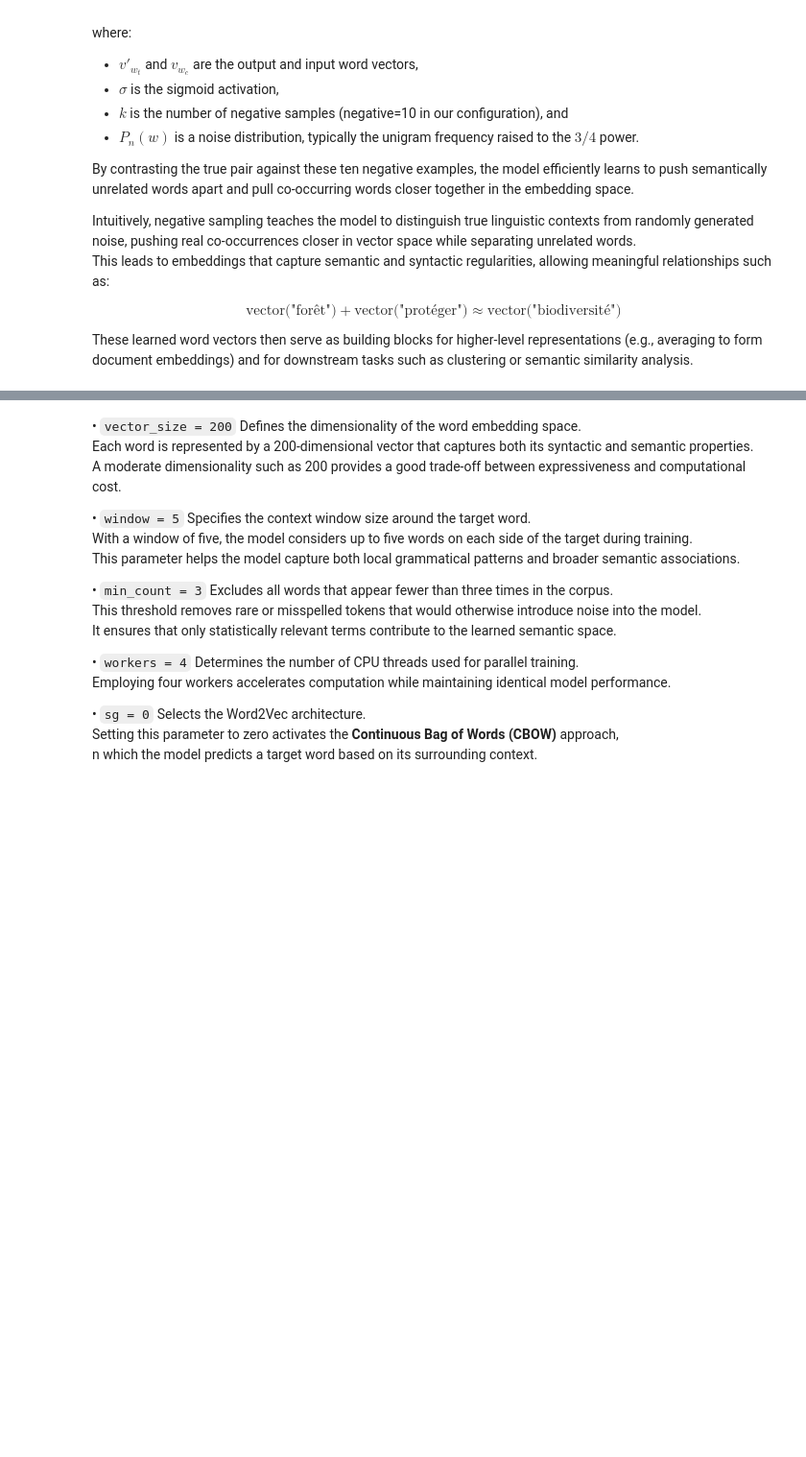
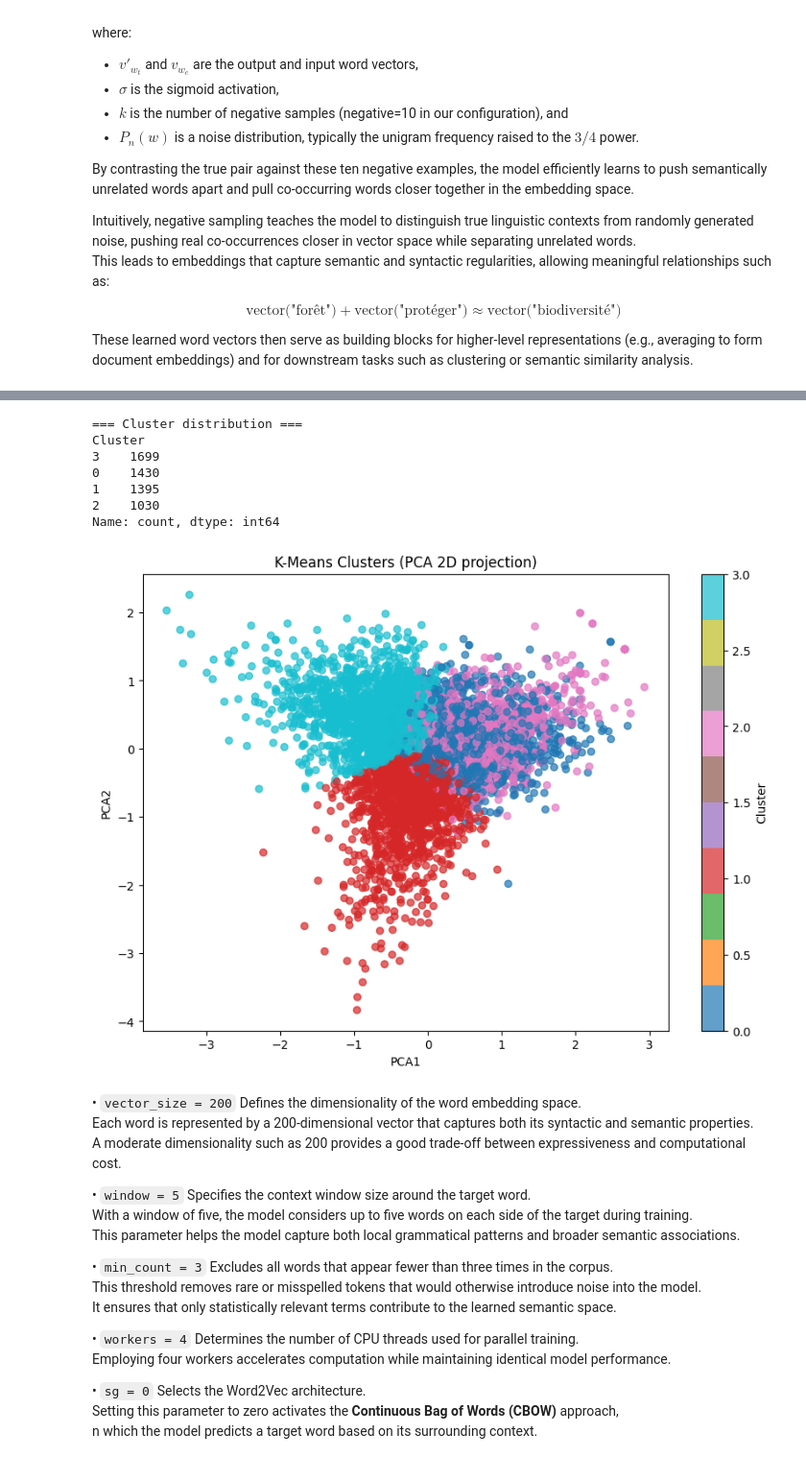
Before and after one commit to lioula3/Topic-modeling-with-NLP, a Jupyter notebook: cbow.ipynb, the cells around one changed output, grey strips where cells are left out. Shown at 96% size. Saved outputs shown, nothing was run; the diff lists cells and outputs as text; code cells hidden in the pictures; blank space fills up the shorter version.

Commit message:
k_means_pca

```diff
--- a/cbow.ipynb
+++ b/cbow.ipynb
@@ -124,3 +124,7 @@ print(df[[TEXT_COL, NEW_COL]].head(10))
 7  [replanter, haie, autour, champ, préserver, bi...
 8  [préserver, restaurer, maintenir, bon, état, é...
 9  [soutenir, agriculture, protecteur, vivant, pe...
+# %%
+df["len_lemmas"] = df["Tokens_lemmas"].apply(len)
+max_length = df["len_lemmas"].max()
+print(max_length)
@@ -239,13 +245,13 @@ sentences = df["Tokens_lemmas"].tolist()
 
 w2v = Word2Vec(
     sentences=sentences,
-    vector_size=200,
-    window=5, # max token to see
-    min_count=3,
+    vector_size=128,
+    window=7, # max token to see
+    #min_count=3,
     workers=4,
-    sg=0,              # CBOW
-    negative=10,
-    hs=0,
+    sg=0, # cbow
+    negative=0, # no negative sampling
+    hs=1, # yes hierarchical softmax
     epochs=15,
     seed=RANDOM_STATE
 )
@@ -254,3 +568,47 @@ w2v_model = w2v.wv   # KeyedVectors
+# %%
+# ---------------------------------------------------------
+# K-MEANS CLUSTERING
+# ---------------------------------------------------------
+from sklearn.cluster import KMeans
+
+K = 4  # choose the number of clusters
+
+kmeans = KMeans(n_clusters=K, random_state=RANDOM_STATE, n_init=10)
+cluster_labels = kmeans.fit_predict(proposal_vectors)
+
+df["Cluster"] = cluster_labels
+
+print("\n=== Cluster distribution ===")
+print(df["Cluster"].value_counts())
+
+# ---------------------------------------------------------
+# PCA 2D PROJECTION
+# ---------------------------------------------------------
+from sklearn.decomposition import PCA
+import matplotlib.pyplot as plt
+
+pca = PCA(n_components=2, random_state=RANDOM_STATE)
+pca_2d = pca.fit_transform(proposal_vectors)
+
+df["PCA1"] = pca_2d[:, 0]
+df["PCA2"] = pca_2d[:, 1]
+
+plt.figure(figsize=(10, 7))
+plt.scatter(df["PCA1"], df["PCA2"], c=df["Cluster"], cmap="tab10", alpha=0.7)
+plt.title("K-Means Clusters (PCA 2D projection)")
+plt.xlabel("PCA1")
+plt.ylabel("PCA2")
+plt.colorbar(label="Cluster")
+plt.show()
+# %% [output]
+=== Cluster distribution ===
+Cluster
+3    1699
+0    1430
+1    1395
+2    1030
+Name: count, dtype: int64
+[figure, added]
 # %% [markdown]
 
  • `vector_size = 200`
```
Also changed, not shown: parts of 5 cells of this notebook.
